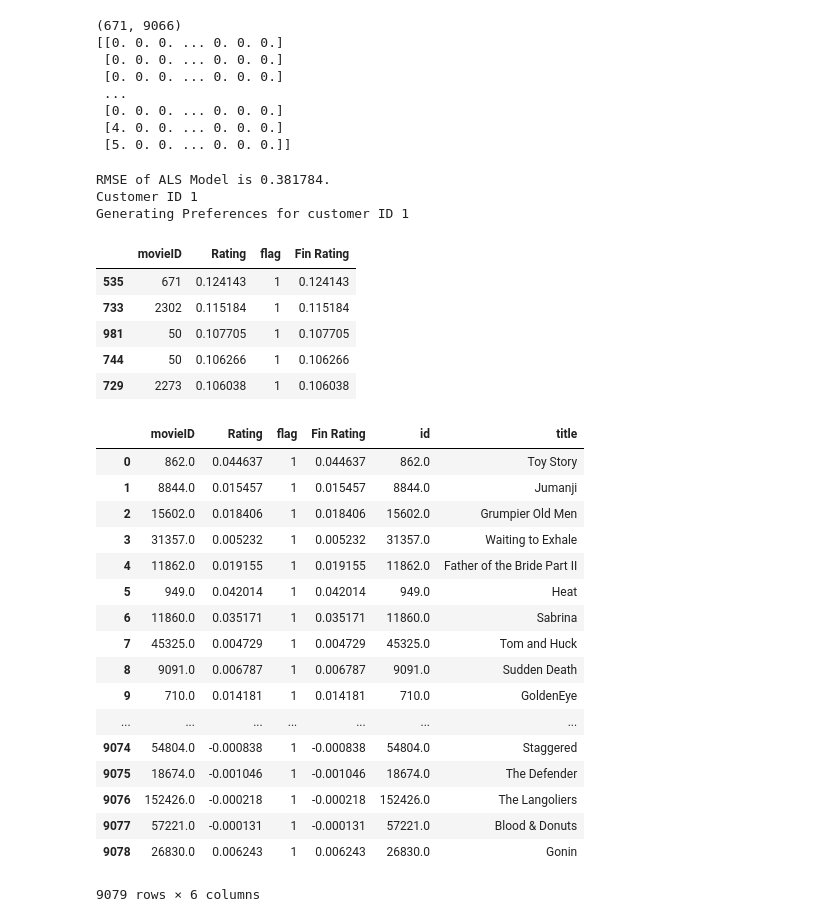
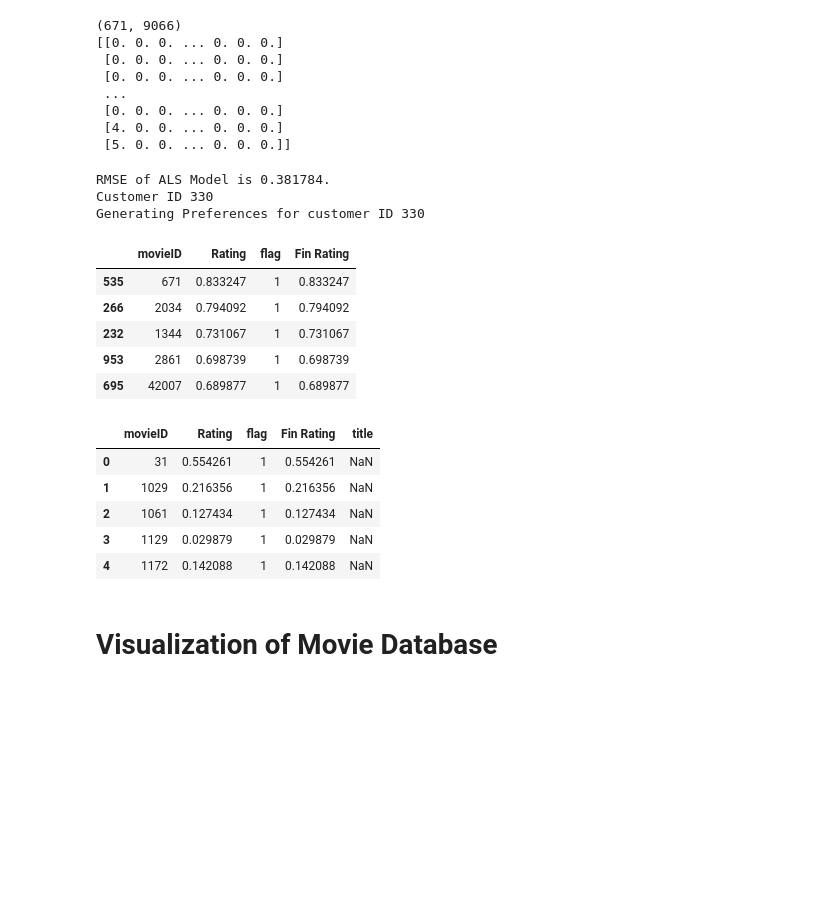
Before and after one commit to Sinthushan-bootcamp/MovieRecommendation, a Jupyter notebook: Group_3_Project_3_Movie_Recommendation.ipynb, the cells around one changed output. Saved outputs shown, nothing was run; the diff lists cells and outputs as text; code cells hidden in the pictures; blank space fills up the shorter version.

```diff
--- a/Group_3_Project_3_Movie_Recommendation.ipynb
+++ b/Group_3_Project_3_Movie_Recommendation.ipynb
@@ -401,10 +411,7 @@ print (predictions)
 
 #### Fundamental algorithm is NMF. Non-Negative Matrix Factorization (NMF). Find two non-negative matrices (W, H) whose product approximates the non- negative matrix X. This factorization can be used for example for dimensionality reduction, source separation or topic extraction.
 # %%
-## Read csv file and pivot necessary columns
-import numpy as np
-
-ratings = pd.read_csv('Data/ratings_small.csv')
+ratings = ratings_df.copy(deep=True)
 
 nb_users  = ratings_df['userId'].nunique()
 nb_movies = ratings_df['movieId'].nunique()
@@ -427,13 +434,6 @@ print(data_matrix)
  [5. 0. 0. ... 0. 0. 0.]]
 # %%
 # NMF factorization into user vector and item vector
-from sklearn.decomposition import NMF
-import scipy.sparse as sparse
-from scipy.sparse.linalg import spsolve
-import numpy as np
-from numpy.linalg import solve
-import pandas as pd
-
 model = NMF(n_components=2, init='random', random_state=42)
 user_vec = model.fit_transform(data_matrix)
 item_vec = model.components_.T
@@ -525,35 +525,32 @@ pred_df['Fin Rating']=pred_df['flag']*pred_df['Rating']
 pred_df.nlargest(5, 'Fin Rating')
 # %% [output]
 RMSE of ALS Model is 0.381784.
-Customer ID 1
-Generating Preferences for customer ID 1
+Customer ID 330
+Generating Preferences for customer ID 330
 |  | movieID | Rating | flag | Fin Rating |
-| 535 | 671 | 0.124143 | 1 | 0.124143 |
-| 733 | 2302 | 0.115184 | 1 | 0.115184 |
-| 981 | 50 | 0.107705 | 1 | 0.107705 |
-| 744 | 50 | 0.106266 | 1 | 0.106266 |
-| 729 | 2273 | 0.106038 | 1 | 0.106038 |
+| 535 | 671 | 0.833247 | 1 | 0.833247 |
+| 266 | 2034 | 0.794092 | 1 | 0.794092 |
+| 232 | 1344 | 0.731067 | 1 | 0.731067 |
+| 953 | 2861 | 0.698739 | 1 | 0.698739 |
+| 695 | 42007 | 0.689877 | 1 | 0.689877 |
 # %%
 # Creating final table
-pred_df.movieID = pd.to_numeric(movies_df['id'], errors='coerce')
-pd.merge(pred_df, movies_df[['id', 'title']], left_on='movieID', right_on='id', how='left')
+#pred_df['movieID']=pred_df['movieID'].apply(str)
+movies_id_title_df=movies_df[['id', 'title']]
+movies_id_title_df.rename(columns={"id": "movieID"}, inplace = True)
+
+movies_id_title_df["movieID"] = pd.to_numeric(movies_id_title_df['movieID'], errors='coerce').fillna(0)
+movies_id_title_df["movieID"] = movies_id_title_df["movieID"].astype('int64')
+
+final_recomm_df = pd.merge(pred_df, movies_id_title_df, left_on='movieID', right_on='movieID', how='left')
+final_recomm_df.head()
 # %% [output]
-|  | movieID | Rating | flag | Fin Rating | id | title |
-| 0 | 862.0 | 0.044637 | 1 | 0.044637 | 862.0 | Toy Story |
-| 1 | 8844.0 | 0.015457 | 1 | 0.015457 | 8844.0 | Jumanji |
-| 2 | 15602.0 | 0.018406 | 1 | 0.018406 | 15602.0 | Grumpier Old Men |
-| 3 | 31357.0 | 0.005232 | 1 | 0.005232 | 31357.0 | Waiting to Exhale |
-| 4 | 11862.0 | 0.019155 | 1 | 0.019155 | 11862.0 | Father of the Bride Part II |
-| 5 | 949.0 | 0.042014 | 1 | 0.042014 | 949.0 | Heat |
-| 6 | 11860.0 | 0.035171 | 1 | 0.035171 | 11860.0 | Sabrina |
-| 7 | 45325.0 | 0.004729 | 1 | 0.004729 | 45325.0 | Tom and Huck |
-| 8 | 9091.0 | 0.006787 | 1 | 0.006787 | 9091.0 | Sudden Death |
-| 9 | 710.0 | 0.014181 | 1 | 0.014181 | 710.0 | GoldenEye |
-| ... | ... | ... | ... | ... | ... | ... |
-| 9074 | 54804.0 | -0.000838 | 1 | -0.000838 | 54804.0 | Staggered |
-| 9075 | 18674.0 | -0.001046 | 1 | -0.001046 | 18674.0 | The Defender |
-| 9076 | 152426.0 | -0.000218 | 1 | -0.000218 | 152426.0 | The Langoliers |
-| 9077 | 57221.0 | -0.000131 | 1 | -0.000131 | 57221.0 | Blood & Donuts |
-| 9078 | 26830.0 | 0.006243 | 1 | 0.006243 | 26830.0 | Gonin |
+|  | movieID | Rating | flag | Fin Rating | title |
+| 0 | 31 | 0.554261 | 1 | 0.554261 | NaN |
+| 1 | 1029 | 0.216356 | 1 | 0.216356 | NaN |
+| 2 | 1061 | 0.127434 | 1 | 0.127434 | NaN |
+| 3 | 1129 | 0.029879 | 1 | 0.029879 | NaN |
+| 4 | 1172 | 0.142088 | 1 | 0.142088 | NaN |
-9079 rows × 6 columns
+# %% [markdown]
+# Visualization of Movie Database
 # %%
```
Also changed, not shown: parts of 20 cells of this notebook, 4 other files.
